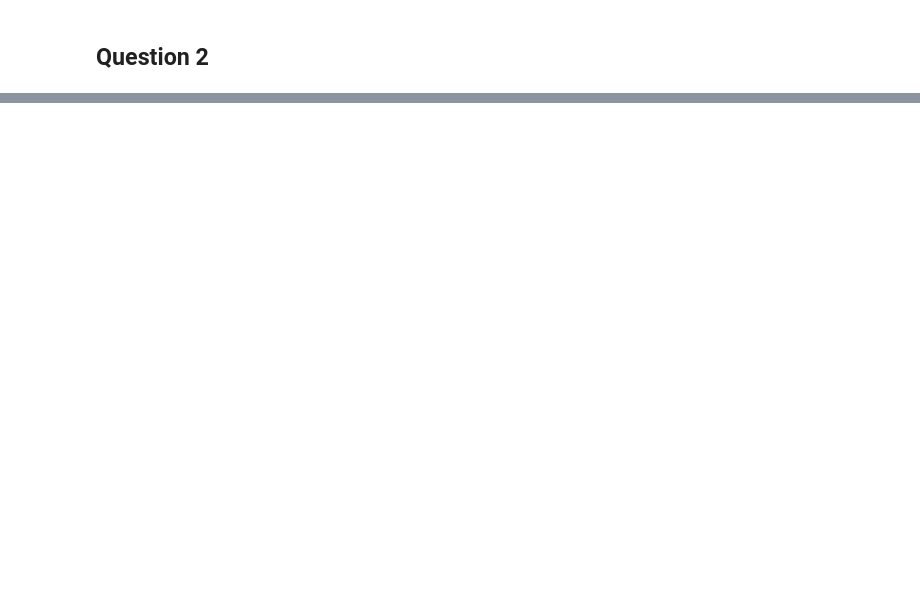
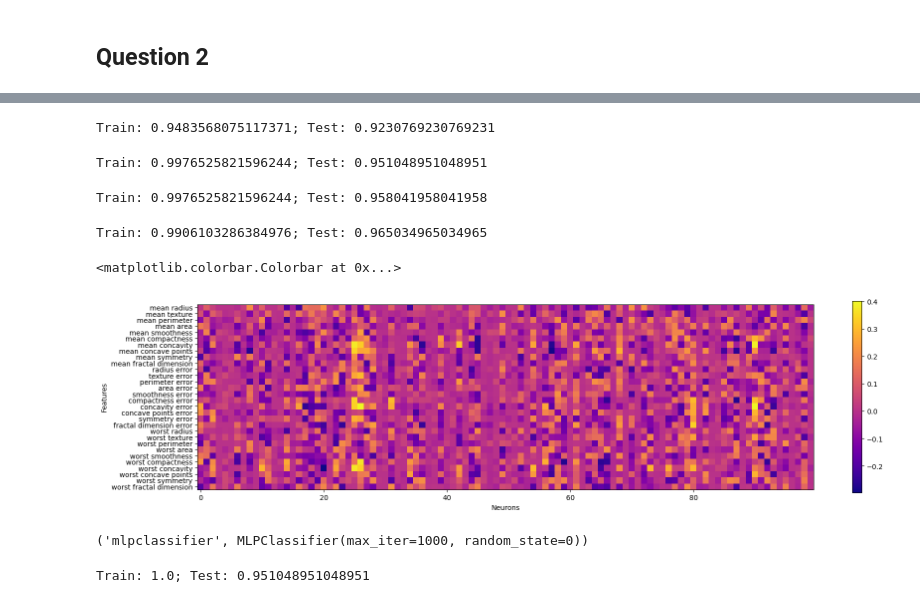
Before and after one commit to Thoprr/MLforDS, a Jupyter notebook: Exo/exo_4.ipynb, the cells around one changed output, grey strips where cells are left out. Saved outputs shown, nothing was run; the diff lists cells and outputs as text; code cells hidden in the pictures; blank space fills up the shorter version.

```diff
--- a/Exo/exo_4.ipynb
+++ b/Exo/exo_4.ipynb
@@ -51,0 +5,80 @@ Test score with alpha=1: 1.0
+# %%
+# Part 1 : Import MLPClassifier from sklearn.neural_network. Create an object with random_state=0 and train a model. Compute the training and test scores.
+from sklearn.neural_network import MLPClassifier
+from sklearn.datasets import load_breast_cancer
+from sklearn.model_selection import train_test_split
+
+
+cancer = load_breast_cancer()
+X, y = cancer.data, cancer.target
+X_train, X_test, y_train, y_test = train_test_split(X, y, random_state=0, stratify=y)
+
+mlp = MLPClassifier(random_state=0)  # hidden_layer_sizes = (100,)
+mlp.fit(X_train, y_train)
+
+print("Train: {}; Test: {}".format(mlp.score(X_train, y_train), mlp.score(X_test, y_test)))
+# %% [output]
+Train: 0.9483568075117371; Test: 0.9230769230769231
+# %%
+# Part 2 : MLPs work better with normalized data. Use StandardScaler as a preprocessing step on the data
+from sklearn.preprocessing import StandardScaler
+from sklearn.pipeline import make_pipeline
+
+pipeline = make_pipeline(StandardScaler(), MLPClassifier(random_state=0))
+
+pipeline.fit(X_train, y_train)
+print("Train: {}; Test: {}".format(pipeline.score(X_train, y_train), pipeline.score(X_test, y_test)))
+# %% [output]
+Train: 0.9976525821596244; Test: 0.951048951048951
+# %%
+# Part 3 : Train a new classifier and compare the new scores
+
+pipeline = make_pipeline(StandardScaler(), MLPClassifier(random_state=0, max_iter=1000))
+
+pipeline.fit(X_train, y_train)
+print("Train: {}; Test: {}".format(pipeline.score(X_train, y_train), pipeline.score(X_test, y_test)))
+# %% [output]
+Train: 0.9976525821596244; Test: 0.958041958041958
+# %%
+# Part 4 : Train a new classifier with a larger value for the regularization parameter α in order to increase the penalties on the coefficients. For example, alpha=1.
+pipeline2 = make_pipeline(StandardScaler(), MLPClassifier(random_state=0, max_iter=1000, alpha = 1))
+pipeline2.fit(X_train, y_train)
+print("Train: {}; Test: {}".format(pipeline2.score(X_train, y_train), pipeline2.score(X_test, y_test)))
+# %% [output]
+Train: 0.9906103286384976; Test: 0.965034965034965
+# %%
+# Part 5 : One disadvantage of neural networks is that they are difficult to interpret. Still, on smaller networks, or on subsets of interest within a network, it is possible to observe the weights
+# and try to get some insight. Use the code below.
+
+import matplotlib.pyplot as plt
+plt.figure(figsize=(20,5))
+plt.imshow(mlp.coefs_[0], interpolation='none', cmap='plasma')
+plt.yticks(range(30), cancer.feature_names)
+plt.xlabel("Neurons")
+plt.ylabel("Features")
+plt.colorbar()
+# %% [output]
+<matplotlib.colorbar.Colorbar at 0x...>
+[figure, added]
+# %%
+pipeline.steps[1]
+# %% [output]
+('mlpclassifier', MLPClassifier(max_iter=1000, random_state=0))
+# %%
+# Part 6 : There are many different parameters for MLPs. Use GridSearchCV or RandomizeSearchCV to explore different parameters and network structures.
+from sklearn.model_selection import GridSearchCV
+
+p = make_pipeline(StandardScaler(), MLPClassifier(random_state=0, max_iter=1000))
+grid = {
+    'mlpclassifier__hidden_layer_sizes' : [(100,), (200,), (200,50),
+                                            (30, 10), (20, 10),
+                                            (30, 15, 10,)
+                                            ],
+    'mlpclassifier__alpha' : [0.001, 0.01, 0.1, 1]
+}
+
+clf = GridSearchCV(p, grid, n_jobs=6) # cv = 5 by default
+clf.fit(X_train, y_train)
+print("Train: {}; Test: {}".format(clf.score(X_train, y_train), clf.score(X_test, y_test)))
+# %% [output]
+Train: 1.0; Test: 0.951048951048951
```
Also changed, not shown: parts of 13 cells of this notebook.
